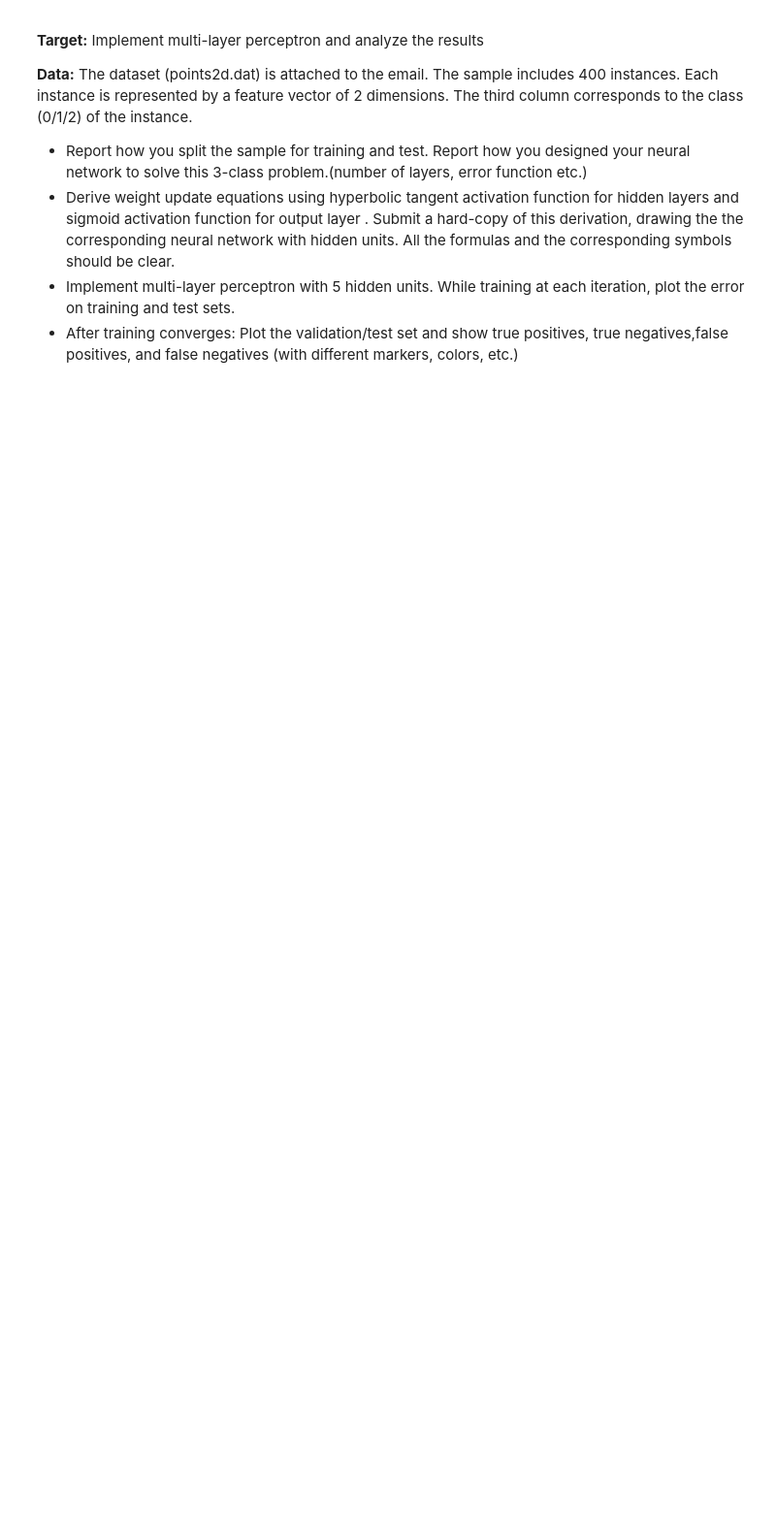
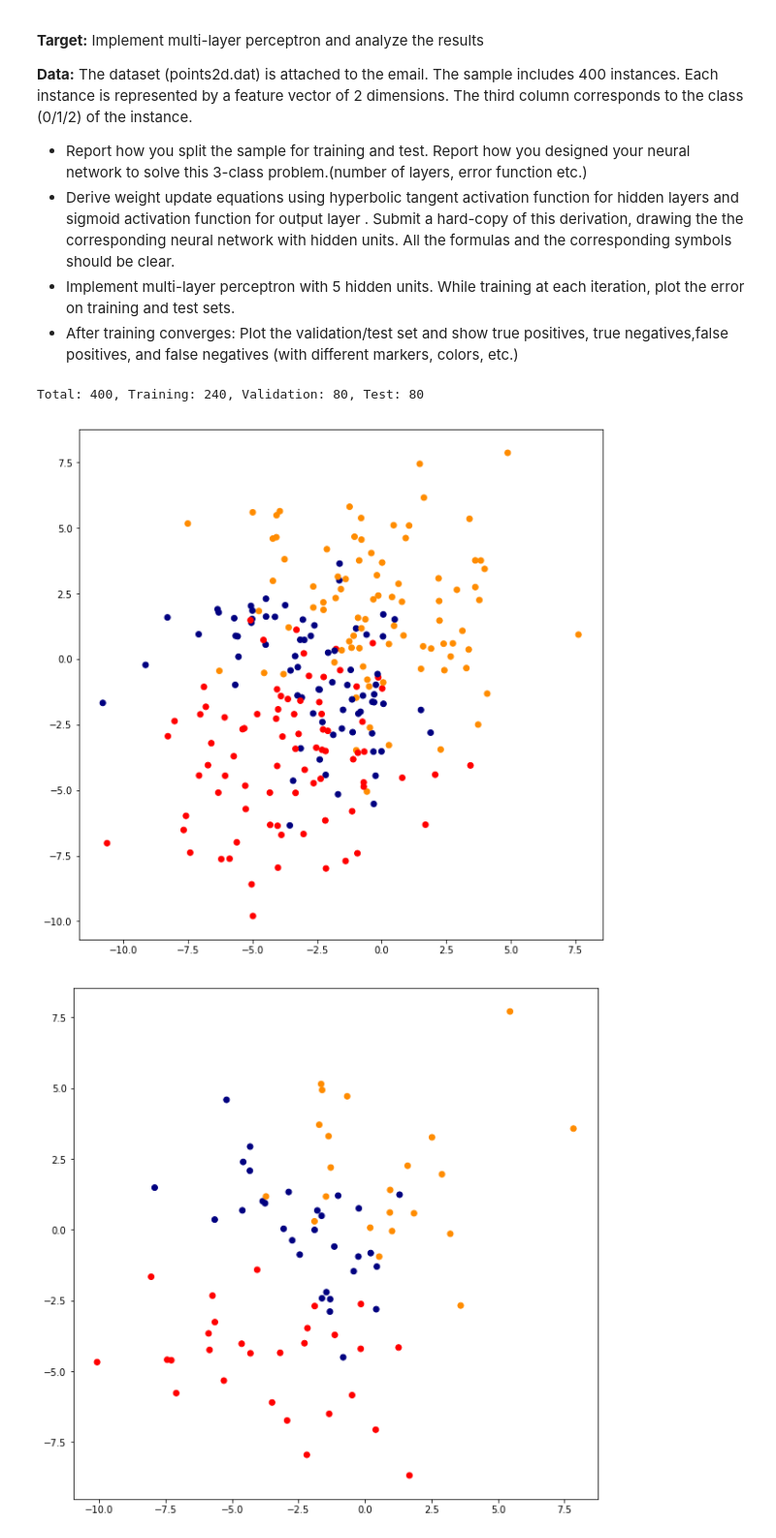
Before and after one commit to nazmicancalik/ml, a Jupyter notebook: 3/2014400207.ipynb, the cells around one changed output. Shown: that part at 97% size. Saved outputs shown, nothing was run; the diff lists cells and outputs as text; code cells hidden in the pictures; blank space fills up the shorter version.

```diff
--- a/3/2014400207.ipynb
+++ b/3/2014400207.ipynb
@@ -14,3 +15,44 @@ import matplotlib.pyplot as plt
 - Derive weight update equations using hyperbolic tangent activation function for hidden layers and sigmoid activation function for output layer . Submit a hard-copy of this derivation, drawing the the corresponding neural network with hidden units. All the formulas and the corresponding symbols should be clear.
 - Implement multi-layer perceptron with 5 hidden units. While training at each iteration, plot the error on training and test sets.
 - After training converges: Plot the validation/test set and show true positives, true negatives,false positives, and false negatives (with different markers, colors, etc.)
+# %%
+percentages = [60,20,20]
+LIKELIHOOD_THRESHOLD = 1e-2
+
+COLORS = ['darkorange','navy','red']
+def read_data():
+    data = []
+    with open('points2d.dat') as fp:
+        for line in fp:
+            raw = line.split()
+            converted = [float(raw[0]),float(raw[1]),int(raw[2])]
+            data.append(converted)
+    return np.array(data)
+
+def split_data(data):
+    first_seperator = (int)(percentages[0]*len(data)/100.0)
+    second_seperator = (int)((percentages[0]+percentages[1])*len(data)/100.0)
+
+    training_data = data[0:first_seperator]
+    validation_data = data[first_seperator:second_seperator]
+    test_data = data[second_seperator:]
+
+    return training_data,validation_data,test_data
+
+def plot_data(data):
+    fig, axs = plt.subplots(1, figsize=(10, 10))
+    axs.scatter(data[:,0], data[:,1], c=data[:,2], cmap=matplotlib.colors.ListedColormap(COLORS))
+    plt.show()
+
+data = read_data()
+training, validation, test = split_data(data)
+
+print("Total: %s, Training: %s, Validation: %s, Test: %s " %(len(data),len(training),len(validation),len(test)))
+
+plot_data(training)
+plot_data(validation)
+plot_data(test)
+# %% [output]
+Total: 400, Training: 240, Validation: 80, Test: 80
+[figure, added]
+[figure, added]
```
Also changed, not shown: parts of 2 cells of this notebook, 2 other files.
